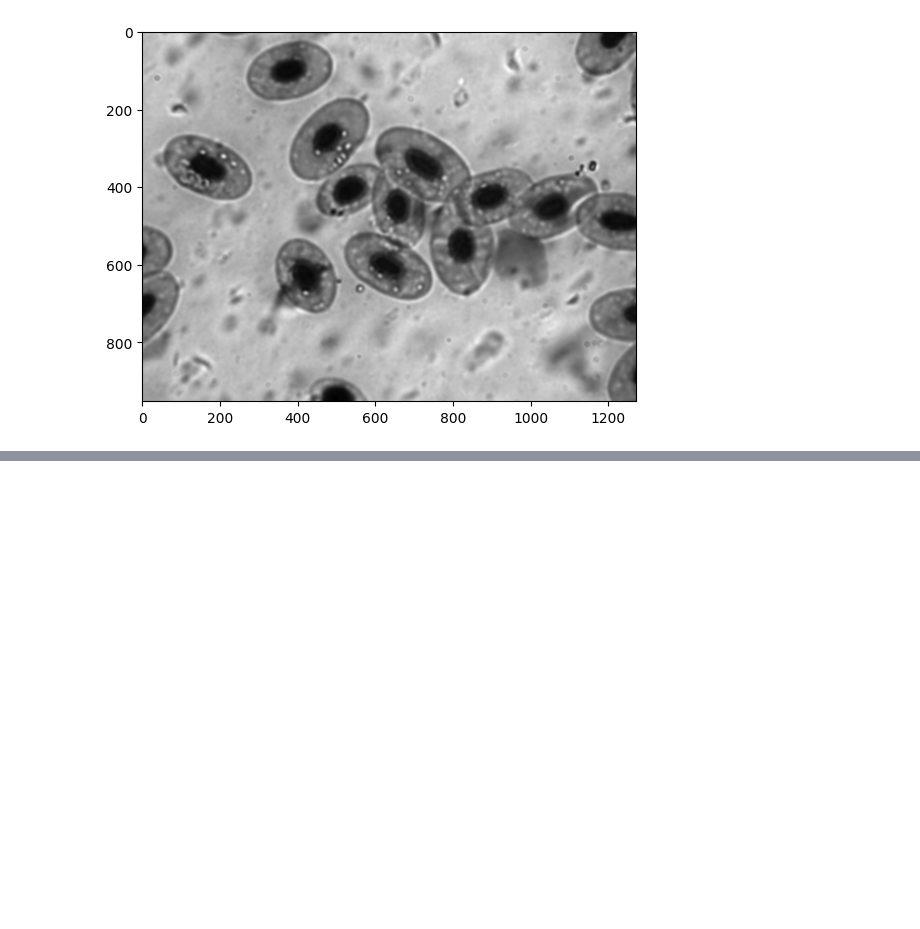
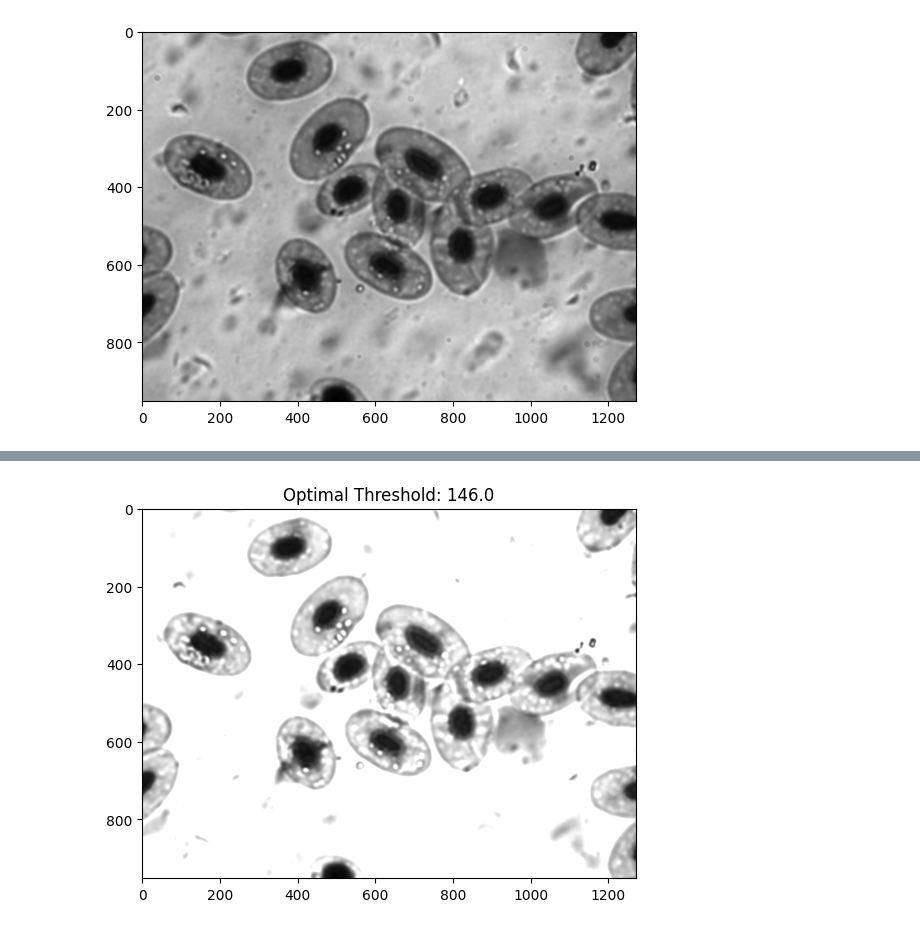
Before and after one commit to Sanjitatiwari/CV, a Jupyter notebook: Thresholdin.ipynb, the cells around one changed output, grey strips where cells are left out. Saved outputs shown, nothing was run; the diff lists cells and outputs as text; code cells hidden in the pictures; blank space fills up the shorter version.

Commit message:
thresholding

```diff
--- a/Thresholdin.ipynb
+++ b/Thresholdin.ipynb
@@ -118,0 +139,14 @@ plt.imshow(blured_gray_image,cmap='gray')
+# %%
+optimal_threshold = None
+image_after_optimal_threshold = None
+# Applying OTSU's thresholding with THRESH_TRUNC
+optimal_threshold, image_after_optimal_threshold = cv2.threshold(
+    blured_gray_image, 0, 255, cv2.THRESH_TRUNC + cv2.THRESH_OTSU
+)
+# %%
+# Displaying the thresholded image
+plt.imshow(image_after_optimal_threshold, cmap='gray')
+plt.title(f"Optimal Threshold: {optimal_threshold}")
+plt.show()
+# %% [output]
+[figure, added]
```
Also changed, not shown: parts of 2 cells of this notebook.
